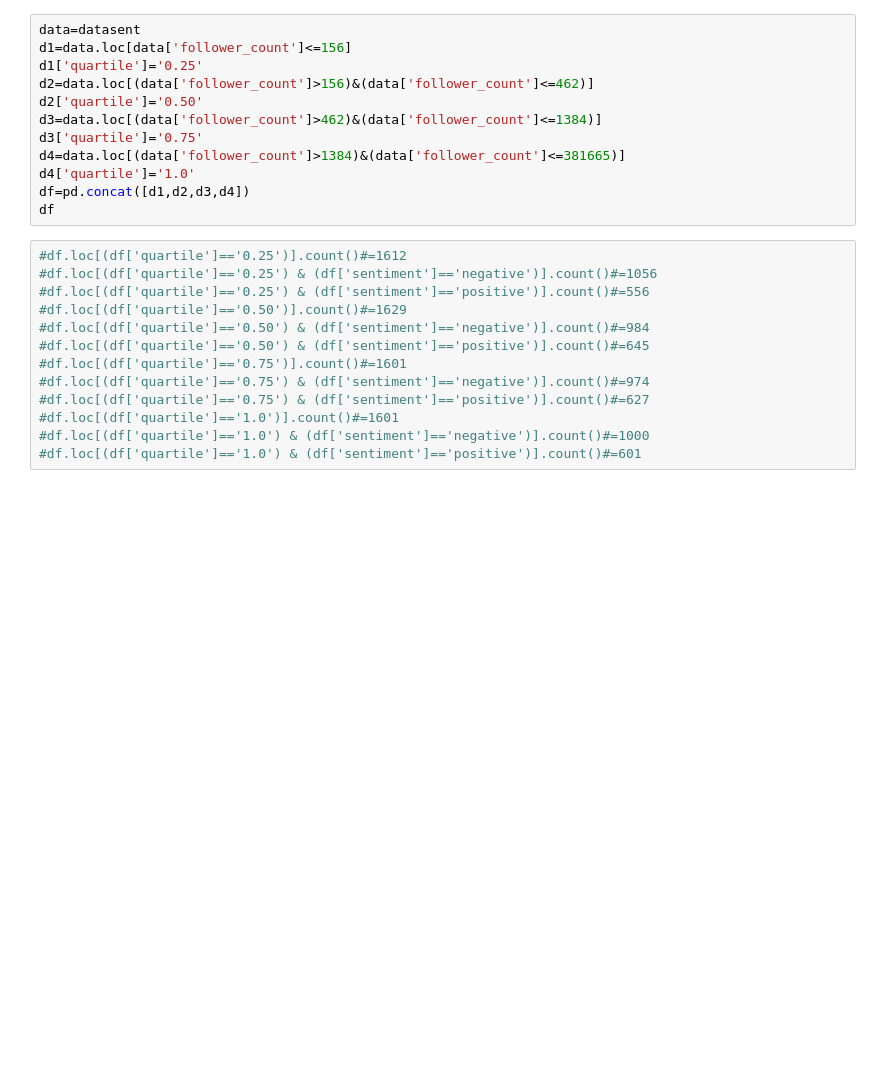
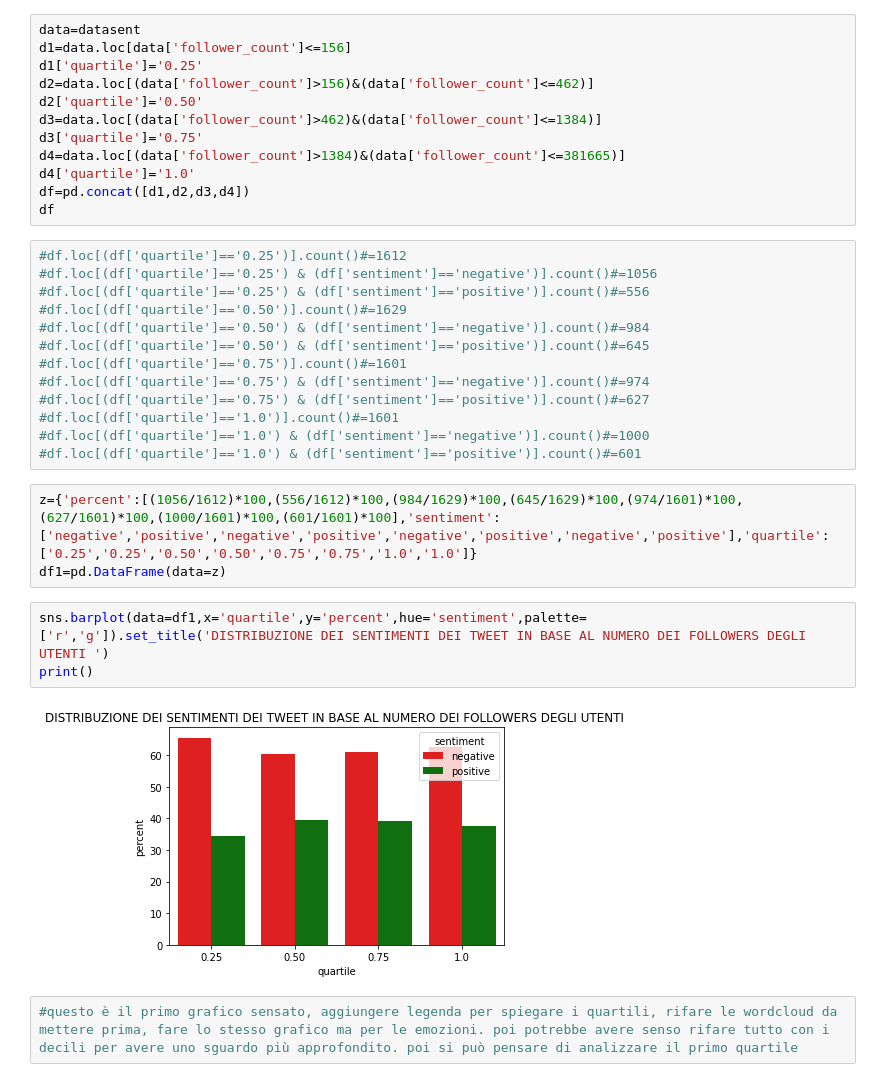
Before and after one commit to paolofesta/prove, a Jupyter notebook: TESI.ipynb, the cells around one changed output. Drawn from its saved outputs; the diff is of its cells as text; blank space fills up the shorter version.

```diff
--- a/TESI.ipynb
+++ b/TESI.ipynb
@@ -678,3 +617,13 @@ df
 #df.loc[(df['quartile']=='1.0')].count()#=1601
 #df.loc[(df['quartile']=='1.0') & (df['sentiment']=='negative')].count()#=1000
 #df.loc[(df['quartile']=='1.0') & (df['sentiment']=='positive')].count()#=601
+# %%
+z={'percent':[(1056/1612)*100,(556/1612)*100,(984/1629)*100,(645/1629)*100,(974/1601)*100,(627/1601)*100,(1000/1601)*100,(601/1601)*100],'sentiment':['negative','positive','negative','positive','negative','positive','negative','positive'],'quartile':['0.25','0.25','0.50','0.50','0.75','0.75','1.0','1.0']}
+df1=pd.DataFrame(data=z)
+# %%
+sns.barplot(data=df1,x='quartile',y='percent',hue='sentiment',palette=['r','g']).set_title('DISTRIBUZIONE DEI SENTIMENTI DEI TWEET IN BASE AL NUMERO DEI FOLLOWERS DEGLI UTENTI ')
+print()
+# %% [output]
+[figure, added]
+# %%
+#questo è il primo grafico sensato, aggiungere legenda per spiegare i quartili, rifare le wordcloud da mettere prima, fare lo stesso grafico ma per le emozioni. poi potrebbe avere senso rifare tutto con i decili per avere uno sguardo più approfondito. poi si può pensare di analizzare il primo quartile
```
Also changed, not shown: parts of 5 cells of this notebook.
